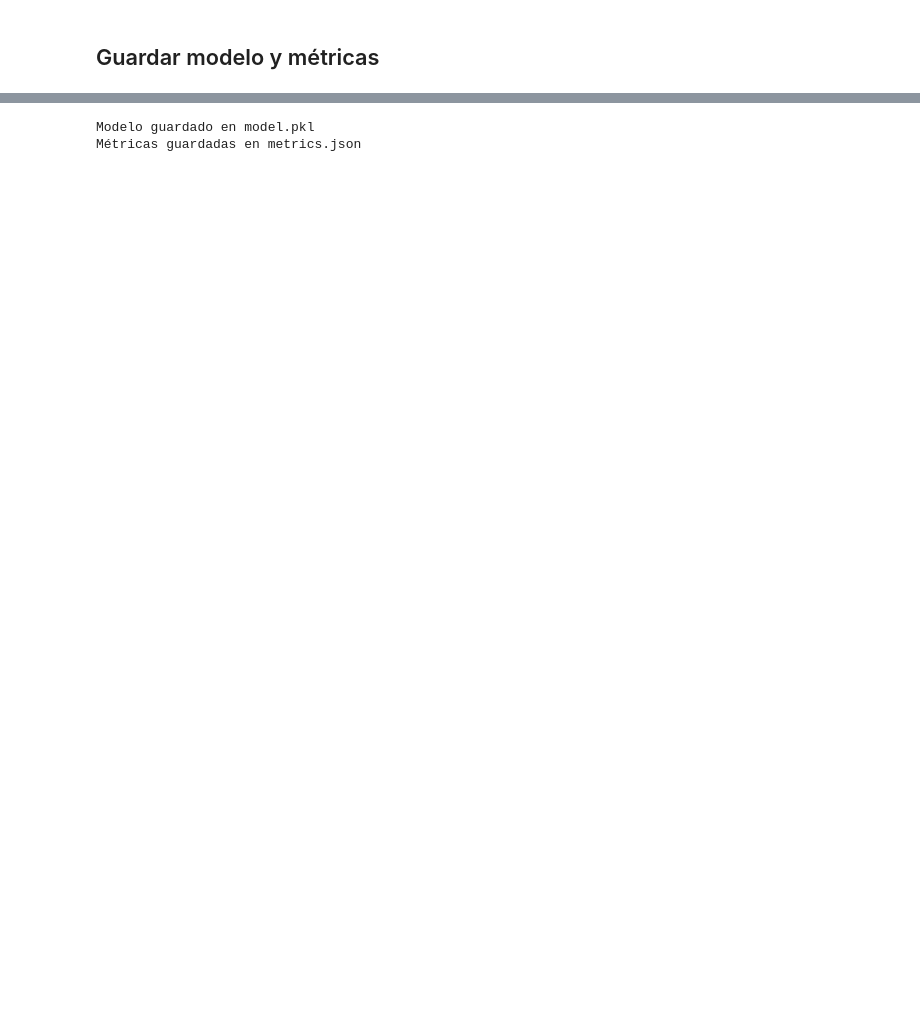
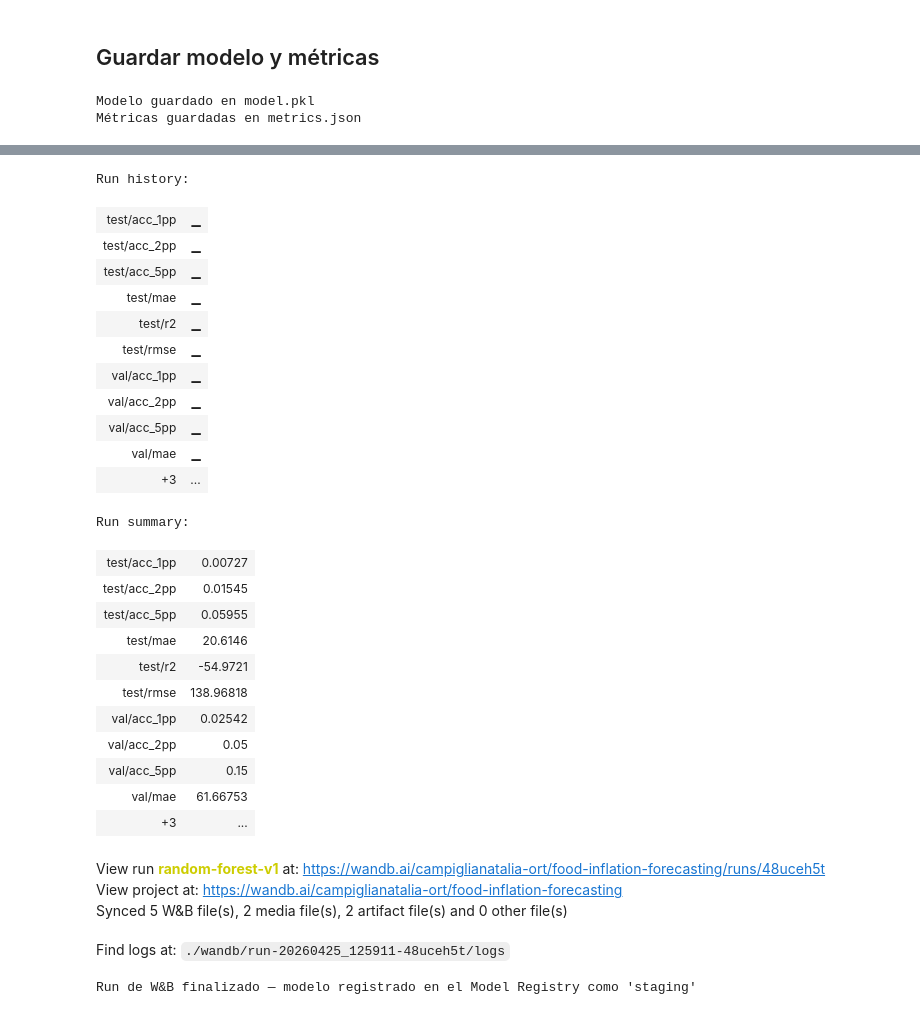
Before and after one commit to nataliacampiglia/mlp-obligatorio, a Jupyter notebook: model-building/food_inflation_model.ipynb, the cells around one changed output, grey strips where cells are left out. Drawn from its saved outputs; the diff is of its cells as text; code cells hidden in the pictures; blank space fills up the shorter version.

```diff
--- a/model-building/food_inflation_model.ipynb
+++ b/model-building/food_inflation_model.ipynb
@@ -296,12 +370,39 @@ United States (USA):
 # %% [markdown]
 ## Guardar modelo y métricas
+# %%
+joblib.dump({"model": model, "label_encoder": le, "features": FEATURE_COLS}, "model.pkl")
+
+metrics = {"mae": round(mae, 4), "rmse": round(rmse, 4), "r2": round(r2, 4)}
+with open("metrics.json", "w") as f:
+    json.dump(metrics, f, indent=2)
+
+print("Modelo guardado en model.pkl")
+print("Métricas guardadas en metrics.json")
+
+# W&B: registrar modelo como artifact versionado
+artifact = wandb.Artifact(
+    name="food-inflation-model",
+    type="model",
+    description="RandomForest para predicción de inflación alimentaria",
+    metadata={"mae": round(mae, 4), "rmse": round(rmse, 4), "r2": round(r2, 4)}
+)
+artifact.add_file("model.pkl")
+logged_artifact = wandb.log_artifact(artifact)
+# %% [output]
+Modelo guardado en model.pkl
+Métricas guardadas en metrics.json
 # %%
-joblib.dump({"model": model, "label_encoder": le, "features": FEATURE_COLS}, "model.pkl")
 
-metrics = {"mae": round(mae, 4), "rmse": round(rmse, 4), "r2": round(r2, 4)}
-with open("metrics.json", "w") as f:
-    json.dump(metrics, f, indent=2)
 
-print("Modelo guardado en model.pkl")
-print("Métricas guardadas en metrics.json")
+# Registrar en el Model Registry y promover a staging
+# wandb.run.link_artifact(logged_artifact, "model-registry/food-inflation-model", aliases=["staging"])
+
+wandb.run.link_artifact(
+    logged_artifact,
+    "wandb-registry-model/food-inflation-model",
+    aliases=["staging"]
+)
+
+wandb.finish()
+print("Run de W&B finalizado — modelo registrado en el Model Registry como 'staging'")
 # %% [output]
@@ -308,2 +410,29 @@ print("Métricas guardadas en metrics.json")
-Modelo guardado en model.pkl
-Métricas guardadas en metrics.json
+Run history:
+| test/acc_1pp | ▁ |
+| test/acc_2pp | ▁ |
+| test/acc_5pp | ▁ |
+| test/mae | ▁ |
+| test/r2 | ▁ |
+| test/rmse | ▁ |
+| val/acc_1pp | ▁ |
+| val/acc_2pp | ▁ |
+| val/acc_5pp | ▁ |
+| val/mae | ▁ |
+| +3 | ... |
+Run summary:
+| test/acc_1pp | 0.00727 |
+| test/acc_2pp | 0.01545 |
+| test/acc_5pp | 0.05955 |
+| test/mae | 20.6146 |
+| test/r2 | -54.9721 |
+| test/rmse | 138.96818 |
+| val/acc_1pp | 0.02542 |
+| val/acc_2pp | 0.05 |
+| val/acc_5pp | 0.15 |
+| val/mae | 61.66753 |
+| +3 | ... |
+View run random-forest-v1 at: https://wandb.ai/campiglianatalia-ort/food-inflation-forecasting/runs/48uceh5t
+View project at: https://wandb.ai/campiglianatalia-ort/food-inflation-forecasting
+Synced 5 W&B file(s), 2 media file(s), 2 artifact file(s) and 0 other file(s)
+Find logs at: ./wandb/run-20260425_125911-48uceh5t/logs
+Run de W&B finalizado — modelo registrado en el Model Registry como 'staging'
```
Also changed, not shown: parts of 8 cells of this notebook, 2 other files.
